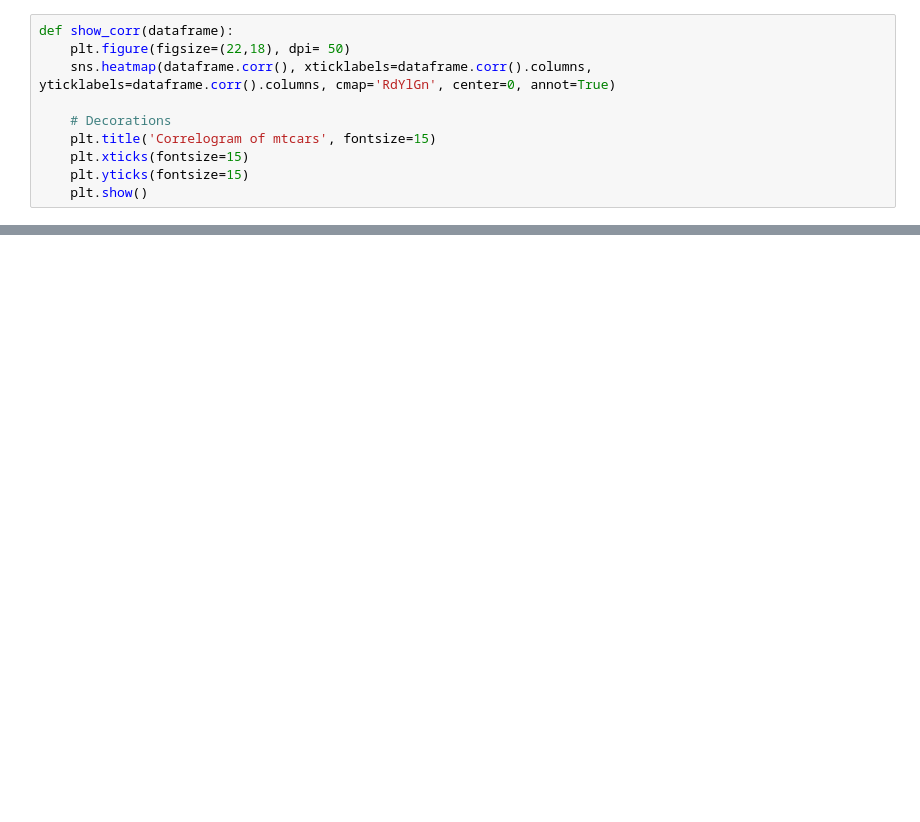
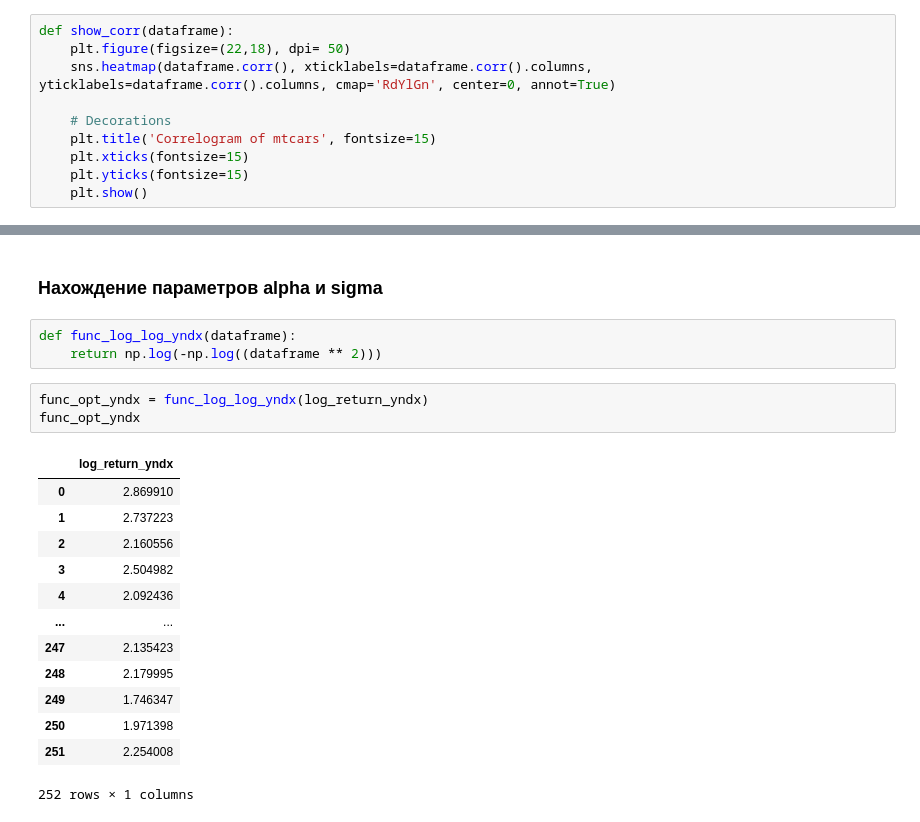
Before and after one commit to ChingisBadmaev/Copula-Models-Comparison-for-Portfolio-Risk-Assessment, a Jupyter notebook: data_processing.ipynb, the cells around one changed output, grey strips where cells are left out. Drawn from its saved outputs; the diff is of its cells as text; blank space fills up the shorter version.

```diff
--- a/data_processing.ipynb
+++ b/data_processing.ipynb
@@ -87,0 +126,22 @@ show_corr(all_data)
+# %% [markdown]
+### Нахождение параметров alpha и sigma
+# %%
+def func_log_log_yndx(dataframe):
+    return np.log(-np.log((dataframe ** 2)))
+# %%
+func_opt_yndx = func_log_log_yndx(log_return_yndx)
+func_opt_yndx
+# %% [output]
+|  | log_return_yndx |
+| 0 | 2.869910 |
+| 1 | 2.737223 |
+| 2 | 2.160556 |
+| 3 | 2.504982 |
+| 4 | 2.092436 |
+| ... | ... |
+| 247 | 2.135423 |
+| 248 | 2.179995 |
+| 249 | 1.746347 |
+| 250 | 1.971398 |
+| 251 | 2.254008 |
+252 rows × 1 columns
```
Also changed, not shown: parts of 14 cells of this notebook.
